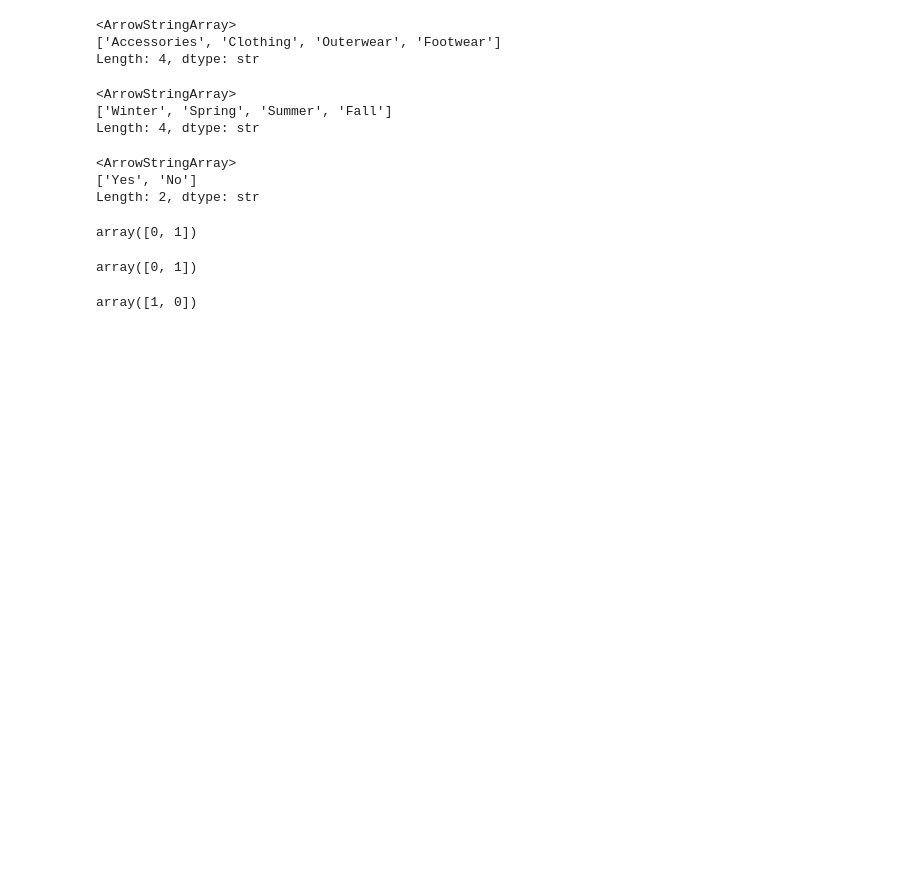
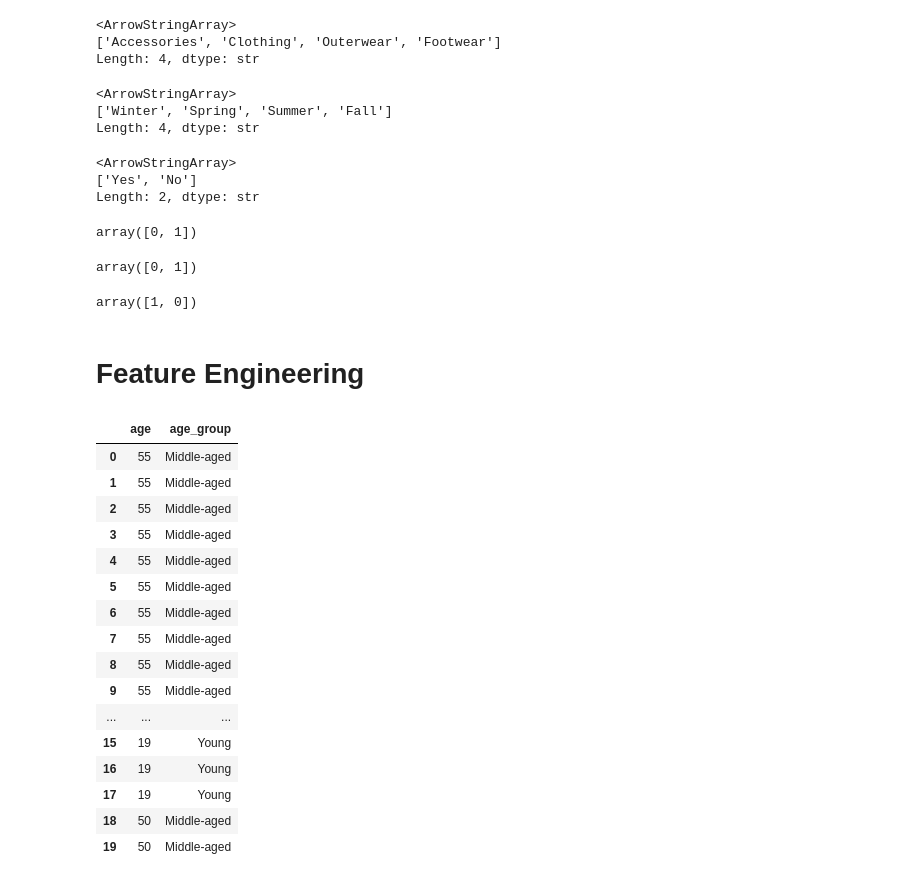
Before and after one commit to paraneankita-jpg/Customer_Intelligence_Pipeline, a Jupyter notebook: ETL_.ipynb, the cells around one changed output. Saved outputs shown, nothing was run; the diff lists cells and outputs as text; code cells hidden in the pictures; blank space fills up the shorter version.

```diff
--- a/ETL_.ipynb
+++ b/ETL_.ipynb
@@ -78,18 +89,20 @@ And also there is no any Duplicate Values
 # %%
-df["Review Rating"] = (
-    df["Review Rating"]
+df["review_rating"] = (
+    df["review_rating"]
     .astype(str)
     .str.replace(",", ".", regex=False)
     .astype(float))
 # %%
-df["Purchase Date"] = pd.to_datetime(
-    df["Purchase Date"],
+df["purchase_date"] = pd.to_datetime(
+    df["purchase_date"],
     format="%d.%m.%Y")
 # %%
-df["Purchase Amount (USD)"] = (df["Purchase Amount (USD)"]
+df["purchase_amount"] = (df["purchase_amount_(usd)"]
     .astype(str)
     .str.replace(",", ".", regex=False)
     .astype(float))
+
+df.drop(columns=["purchase_amount_(usd)"], inplace=True)
 # %%
 df.dtypes
 # %% [output]
@@ -149,2 +162,4 @@ df["Churn"].unique()
 # %% [output]
 array([1, 0])
+# %% [markdown]
+# Feature Engineering
@@ -150,0 +171,20 @@ array([1, 0])
+# %%
+df[['age', 'age_group']].head(20)
+# %% [output]
+|  | age | age_group |
+| 0 | 55 | Middle-aged |
+| 1 | 55 | Middle-aged |
+| 2 | 55 | Middle-aged |
+| 3 | 55 | Middle-aged |
+| 4 | 55 | Middle-aged |
+| 5 | 55 | Middle-aged |
+| 6 | 55 | Middle-aged |
+| 7 | 55 | Middle-aged |
+| 8 | 55 | Middle-aged |
+| 9 | 55 | Middle-aged |
+| ... | ... | ... |
+| 15 | 19 | Young |
+| 16 | 19 | Young |
+| 17 | 19 | Young |
+| 18 | 50 | Middle-aged |
+| 19 | 50 | Middle-aged |
```
Also changed, not shown: parts of 19 cells of this notebook.
